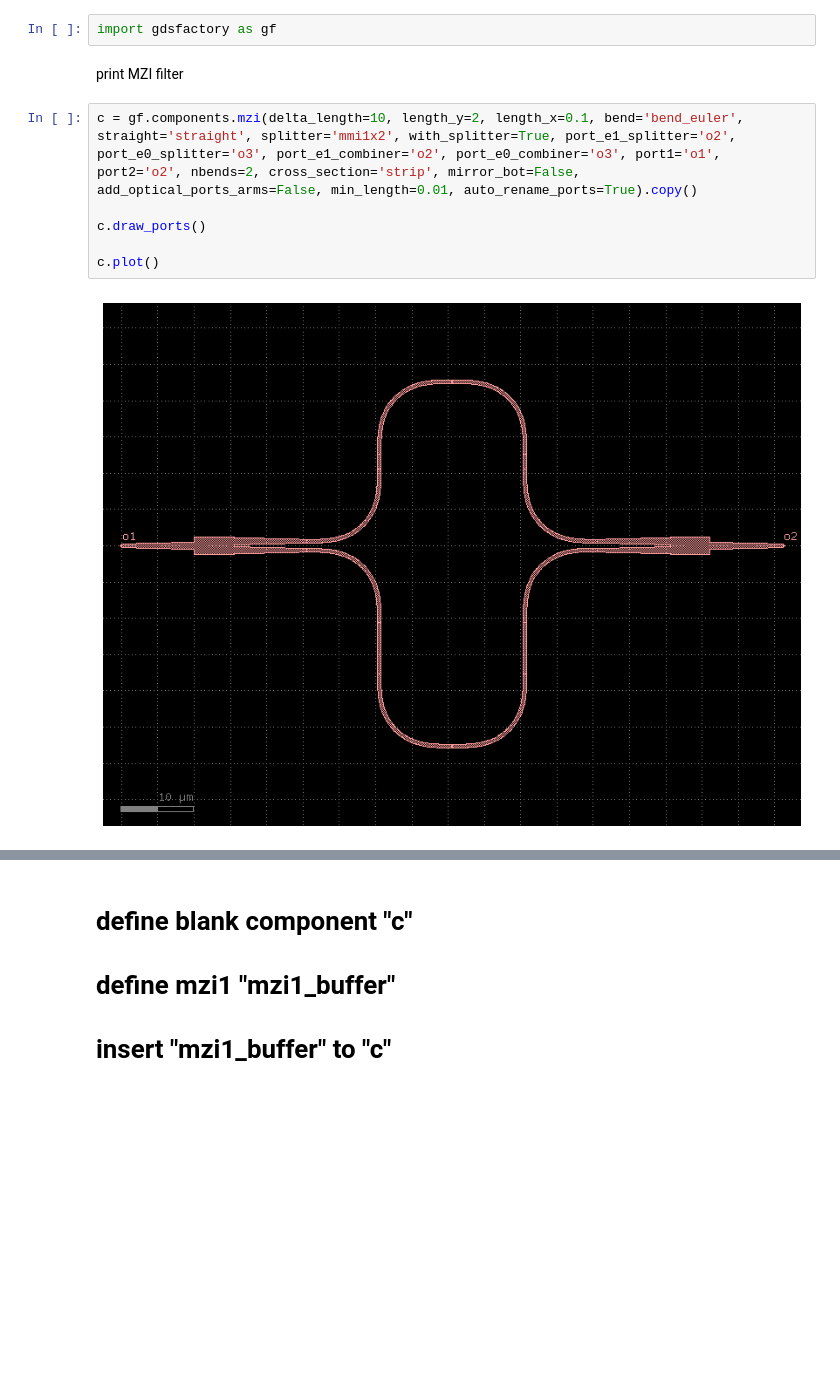
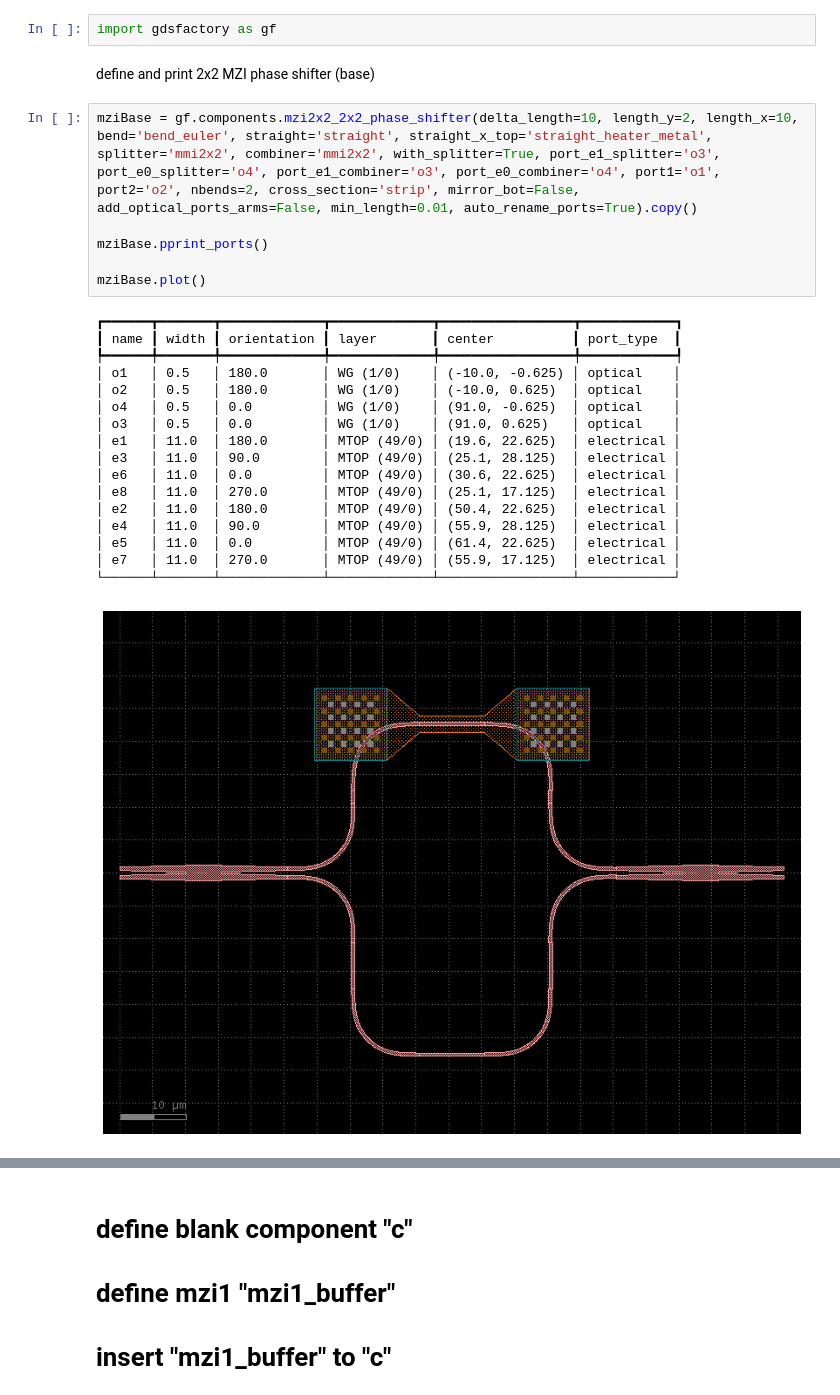
Before and after one commit to taufiqhdyts/photonics-el4064, a Jupyter notebook: photonics-research/tutorial/1-basic.ipynb, the cells around one changed output, grey strips where cells are left out. Saved outputs shown, nothing was run; the diff lists cells and outputs as text; blank space fills up the shorter version.

```diff
--- a/photonics-research/tutorial/1-basic.ipynb
+++ b/photonics-research/tutorial/1-basic.ipynb
@@ -1,12 +1,28 @@
 # %%
 import gdsfactory as gf
-# %% [markdown]
-print MZI filter
+# %% [markdown]
+define and print 2x2 MZI phase shifter (base)
 # %%
-c = gf.components.mzi(delta_length=10, length_y=2, length_x=0.1, bend='bend_euler', straight='straight', splitter='mmi1x2', with_splitter=True, port_e1_splitter='o2', port_e0_splitter='o3', port_e1_combiner='o2', port_e0_combiner='o3', port1='o1', port2='o2', nbends=2, cross_section='strip', mirror_bot=False, add_optical_ports_arms=False, min_length=0.01, auto_rename_ports=True).copy()
+mziBase = gf.components.mzi2x2_2x2_phase_shifter(delta_length=10, length_y=2, length_x=10, bend='bend_euler', straight='straight', straight_x_top='straight_heater_metal', splitter='mmi2x2', combiner='mmi2x2', with_splitter=True, port_e1_splitter='o3', port_e0_splitter='o4', port_e1_combiner='o3', port_e0_combiner='o4', port1='o1', port2='o2', nbends=2, cross_section='strip', mirror_bot=False, add_optical_ports_arms=False, min_length=0.01, auto_rename_ports=True).copy()
 
-c.draw_ports()
+mziBase.pprint_ports()
 
-c.plot()
+mziBase.plot()
 # %% [output]
+┏━━━━━━┳━━━━━━━┳━━━━━━━━━━━━━┳━━━━━━━━━━━━━┳━━━━━━━━━━━━━━━━━┳━━━━━━━━━━━━┓
+┃ name ┃ width ┃ orientation ┃ layer       ┃ center          ┃ port_type  ┃
+┡━━━━━━╇━━━━━━━╇━━━━━━━━━━━━━╇━━━━━━━━━━━━━╇━━━━━━━━━━━━━━━━━╇━━━━━━━━━━━━┩
+│ o1   │ 0.5   │ 180.0       │ WG (1/0)    │ (-10.0, -0.625) │ optical    │
+│ o2   │ 0.5   │ 180.0       │ WG (1/0)    │ (-10.0, 0.625)  │ optical    │
+│ o4   │ 0.5   │ 0.0         │ WG (1/0)    │ (91.0, -0.625)  │ optical    │
+│ o3   │ 0.5   │ 0.0         │ WG (1/0)    │ (91.0, 0.625)   │ optical    │
+│ e1   │ 11.0  │ 180.0       │ MTOP (49/0) │ (19.6, 22.625)  │ electrical │
+│ e3   │ 11.0  │ 90.0        │ MTOP (49/0) │ (25.1, 28.125)  │ electrical │
+│ e6   │ 11.0  │ 0.0         │ MTOP (49/0) │ (30.6, 22.625)  │ electrical │
+│ e8   │ 11.0  │ 270.0       │ MTOP (49/0) │ (25.1, 17.125)  │ electrical │
+│ e2   │ 11.0  │ 180.0       │ MTOP (49/0) │ (50.4, 22.625)  │ electrical │
+│ e4   │ 11.0  │ 90.0        │ MTOP (49/0) │ (55.9, 28.125)  │ electrical │
+│ e5   │ 11.0  │ 0.0         │ MTOP (49/0) │ (61.4, 22.625)  │ electrical │
+│ e7   │ 11.0  │ 270.0       │ MTOP (49/0) │ (55.9, 17.125)  │ electrical │
+└──────┴───────┴─────────────┴─────────────┴─────────────────┴────────────┘
-[figure, old version]
+[figure, new version]
```
Also changed, not shown: parts of 15 cells of this notebook, 8 other files.
